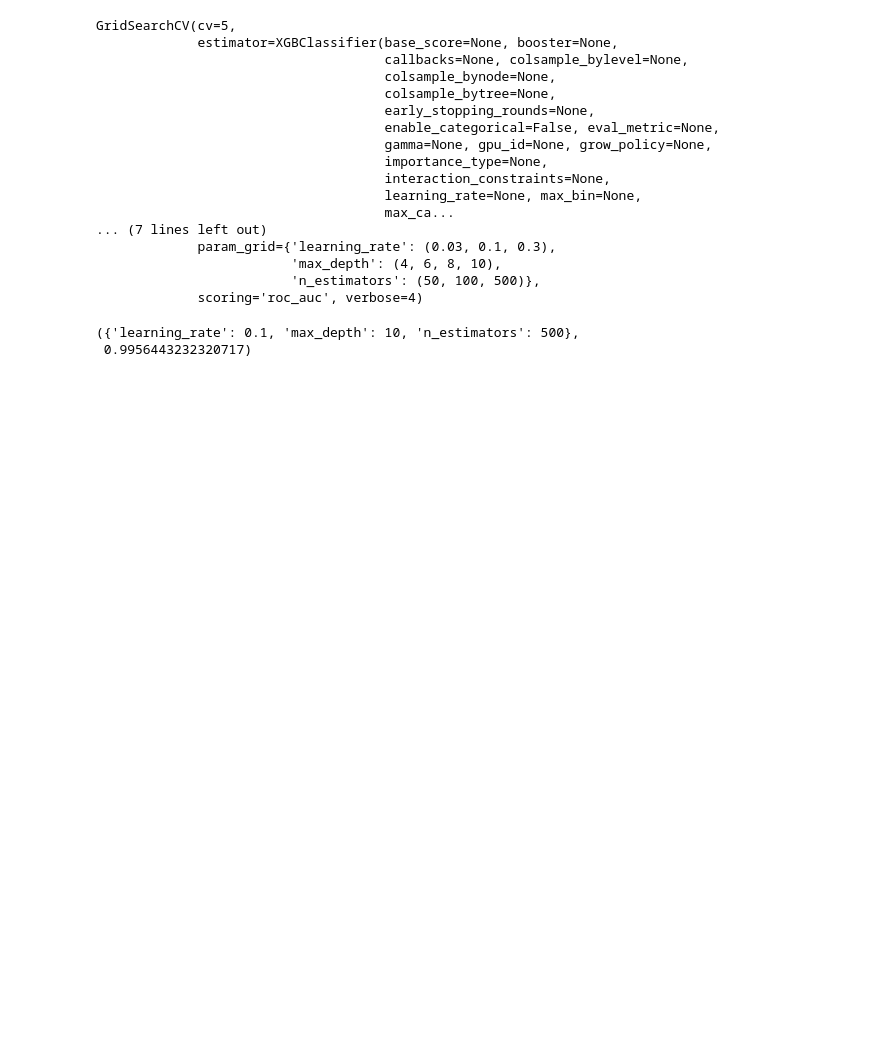
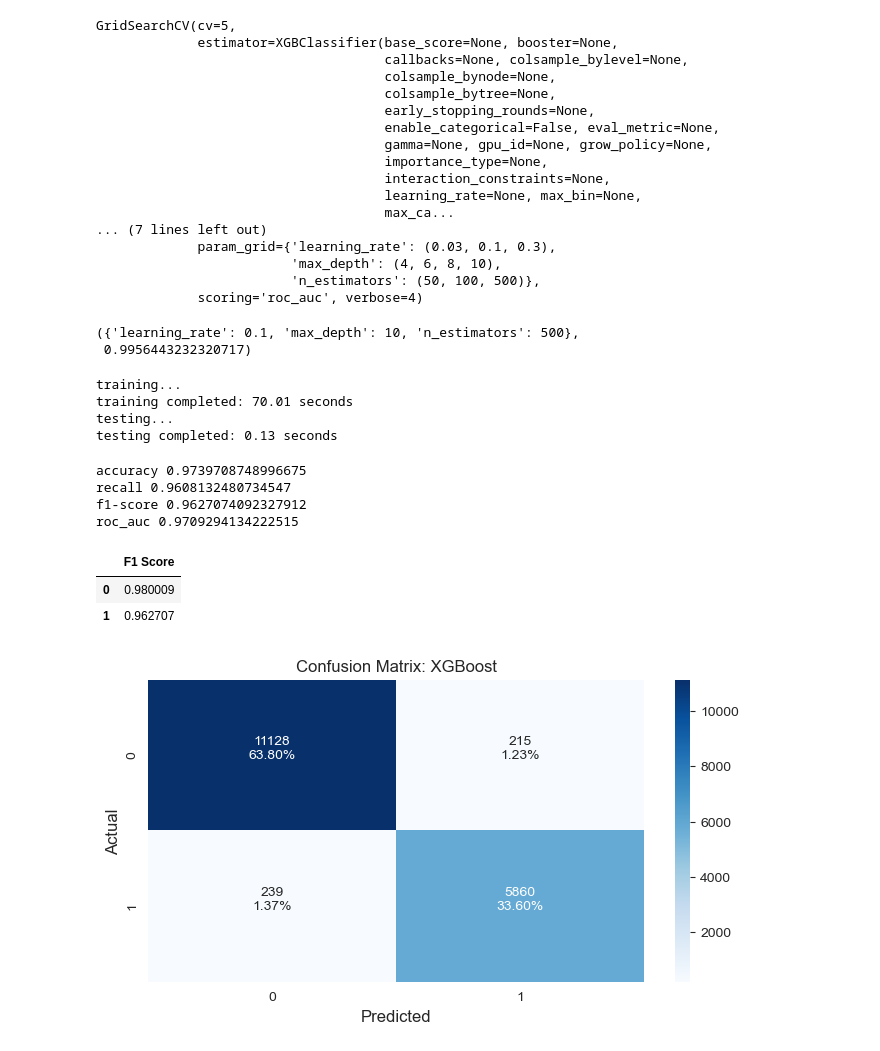
Before and after one commit to leoAshu/phishing-url-detection, a Jupyter notebook: notebooks/main.ipynb, the cells around one changed output. Cells and saved outputs as stored; diff of their text form; code cells hidden in the pictures; blank space fills up the shorter version.

Commit message:
training and test

```diff
--- a/notebooks/main.ipynb
+++ b/notebooks/main.ipynb
@@ -172,3 +172,76 @@ grid_search_cv.best_params_, grid_search_cv.best_score_
 # %% [output]
 ({'learning_rate': 0.1, 'max_depth': 10, 'n_estimators': 500},
  0.9956443232320717)
+# %%
+# instantiate XGBClassifier with best parameters
+model = XGBClassifier(n_estimators=500, max_depth=10, learning_rate=0.1,)
+
+# training start
+print('training...')
+start_time = time.time()
+
+# train the model
+model.fit(X_train, y_train)
+
+# training end
+end_time = time.time()
+time_to_train = end_time - start_time
+print('training completed:', '{:.2f}'.format(time_to_train), 'seconds')
+
+# testing start
+print('testing...')
+start_time = time.time()
+
+# evaluate the model on test set
+y_pred = model.predict(X_test)
+
+# testing end
+end_time = time.time()
+print('testing completed:', '{:.2f}'.format(end_time - start_time), 'seconds')
+# %% [output]
+training...
+training completed: 70.01 seconds
+testing...
+testing completed: 0.13 seconds
+# %%
+# results: XGBoost
+# accuracy
+acc = accuracy_score(y_test, y_pred)
+# results['XGBoost'].append(acc)
+print('accuracy', acc)
+
+# recall
+recall = recall_score(y_test, y_pred)
+# results['XGBoost'].append(recall)
+print('recall', recall)
+
+# f1 score
+f1 = f1_score(y_test, y_pred)
+# results['XGBoost'].append(f1)
+print('f1-score', f1)
+
+# roc_auc
+roc = roc_auc_score(y_test, y_pred)
+# results['XGBoost'].append(roc)
+print('roc_auc', roc)
+
+# class label-wise f1 score
+# 0 - Not Phishing
+# 1 - Phishing
+display(pd.DataFrame(np.asarray(f1_score(y_test, y_pred, average=None)).T, columns=['F1 Score'], index=['0', '1']))
+
+# confusion matrix
+# plot heatmap
+plot_confusion_matrix(
+    confusion_matrix(y_test.values.ravel(), y_pred),
+    'Confusion Matrix: XGBoost'
+)
+# %% [output]
+accuracy 0.9739708748996675
+recall 0.9608132480734547
+f1-score 0.9627074092327912
+roc_auc 0.9709294134222515
+|  | F1 Score |
+| 0 | 0.980009 |
+| 1 | 0.962707 |
+[figure, added]
```
Also changed, not shown: parts of 1 cell of this notebook.
